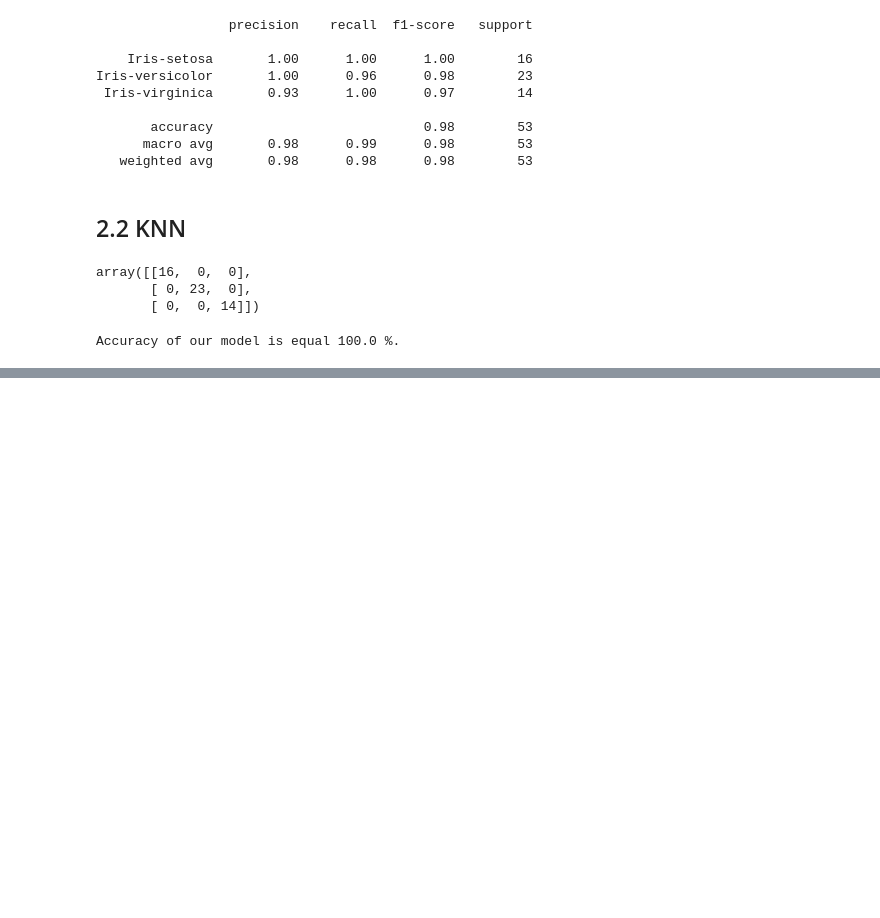
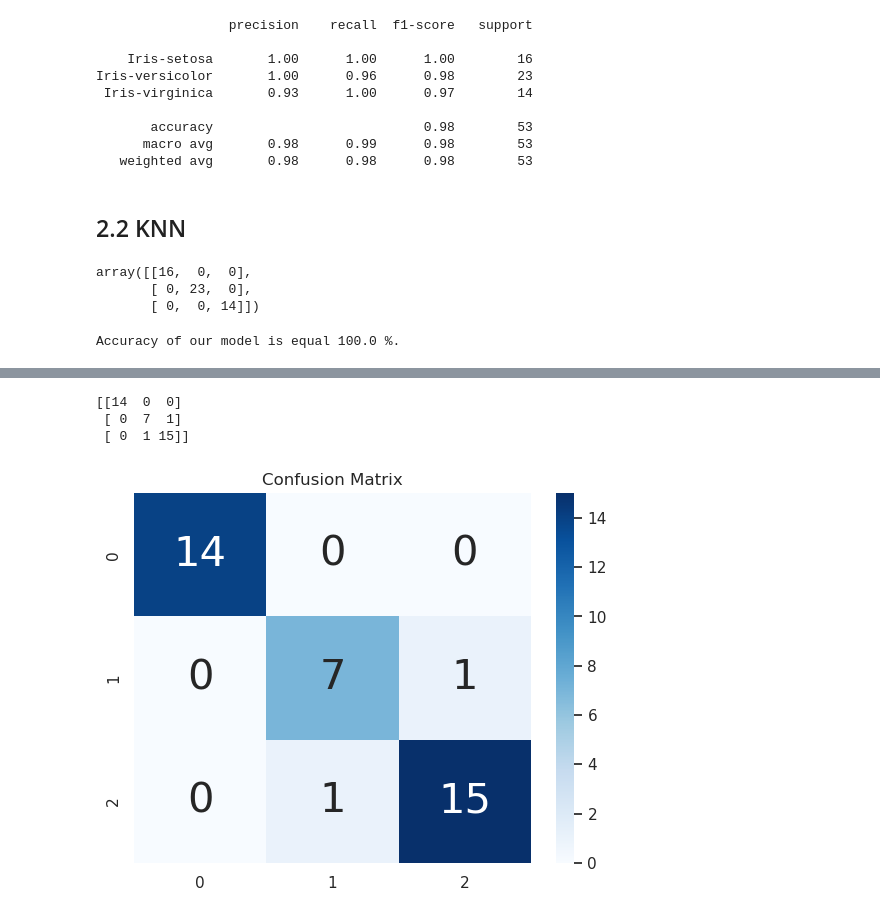
Before and after one commit to oscaraen/analisisdedatos, a Jupyter notebook: clasificacion/clasificacion.ipynb, the cells around one changed output, grey strips where cells are left out. Drawn from its saved outputs; the diff is of its cells as text; code cells hidden in the pictures; blank space fills up the shorter version.

```diff
--- a/clasificacion/clasificacion.ipynb
+++ b/clasificacion/clasificacion.ipynb
@@ -210,0 +224,14 @@ Accuracy of our model is equal 100.0 %.
+# %%
+# separando el dataset
+X = iris.iloc[:, [0, 1, 2, 3]].values
+y = iris.iloc[:, 5].values
+# preprocesando los datos para que tengan media cero y desviación de uno
+sc = StandardScaler()
+X = sc.fit_transform(X)
+# particionando
+X_train, X_test, y_train, y_test = train_test_split(X, y, test_size=0.25)
+# %%
+# Ajustando el modelo
+from sklearn.linear_model import LogisticRegression
+classifier = LogisticRegression(solver='lbfgs', multi_class="auto")
+classifier.fit(X_train, y_train)
@@ -210,0 +240,12 @@ Accuracy of our model is equal 100.0 %.
+# %%
+# predicioendo los resultados
+y_pred = classifier.predict(X_test)
+probs_y = classifier.predict_proba(X_test) # mirando las probabilidades de las predicciones
+
+# Imprimiendo los resultados de la clasificación del modelo:
+probs_y = np.round(probs_y, 2)
+res = "{:<10} | {:<10} | {:<10} | {:<13} | {:<5}".format("y_test", "y_pred", "Setosa(%)", "versicolor(%)", "virginica(%)\n")
+res += "-"*65+"\n"
+res += "\n".join("{:<10} | {:<10} | {:<10} | {:<13} | {:<10}".format(x, y, a, b, c) for x, y, a, b, c in zip(y_test, y_pred, probs_y[:,0], probs_y[:,1], probs_y[:,2]))
+res += "\n"+"-"*65+"\n"
+print(res)
@@ -210,0 +270,16 @@ Accuracy of our model is equal 100.0 %.
+# %%
+# Evaluando matriz de confusión
+cm = confusion_matrix(y_test, y_pred)
+print(cm)
+# %% [output]
+[[14  0  0]
+ [ 0  7  1]
+ [ 0  1 15]]
+# %%
+ax = plt.axes()
+df_cm = cm
+sns.heatmap(df_cm, annot=True, annot_kws={"size": 30}, fmt='d',cmap="Blues", ax = ax )
+ax.set_title('Confusion Matrix')
+plt.show()
+# %% [output]
+[figure, added]
```
Also changed, not shown: parts of 6 cells of this notebook, 1 other file.
